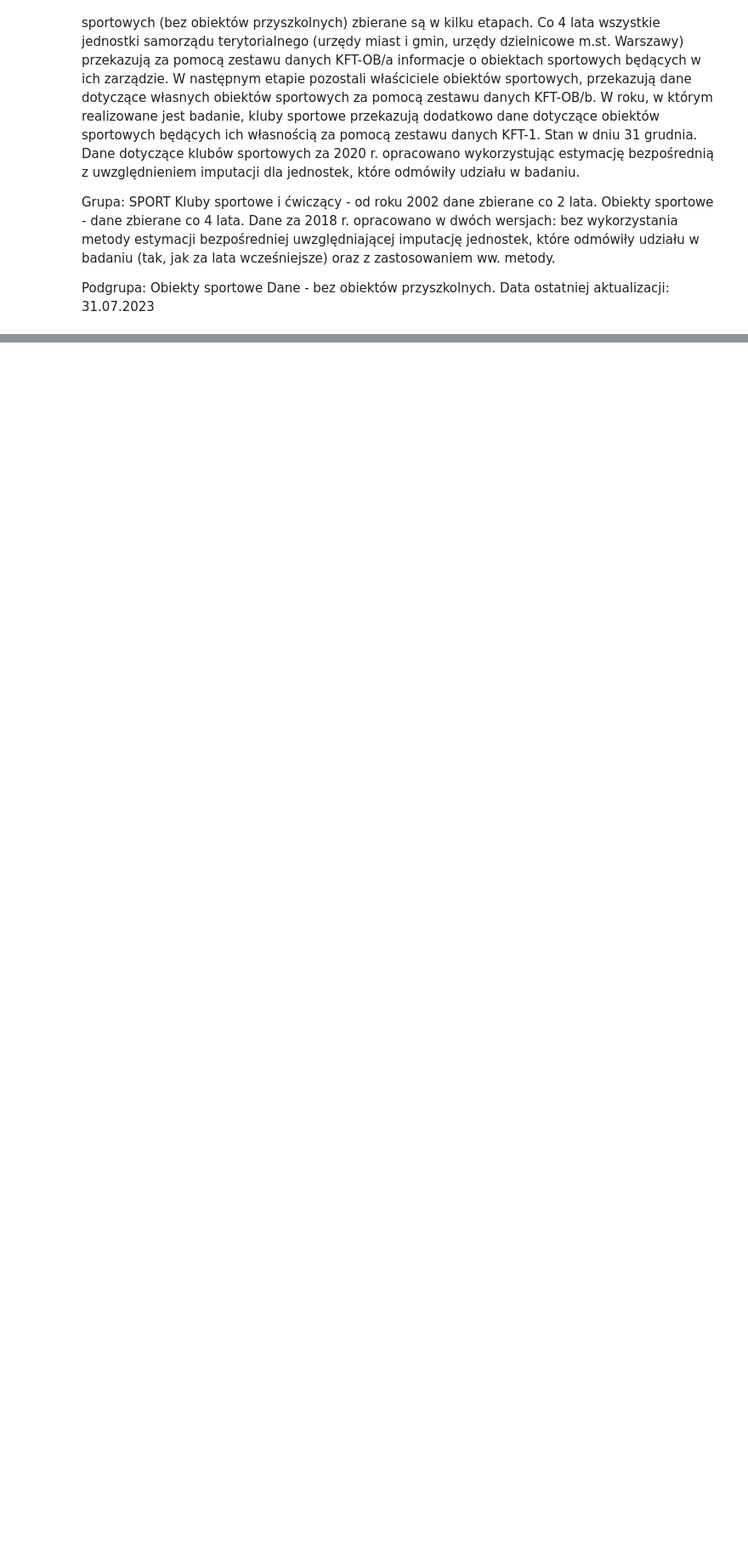
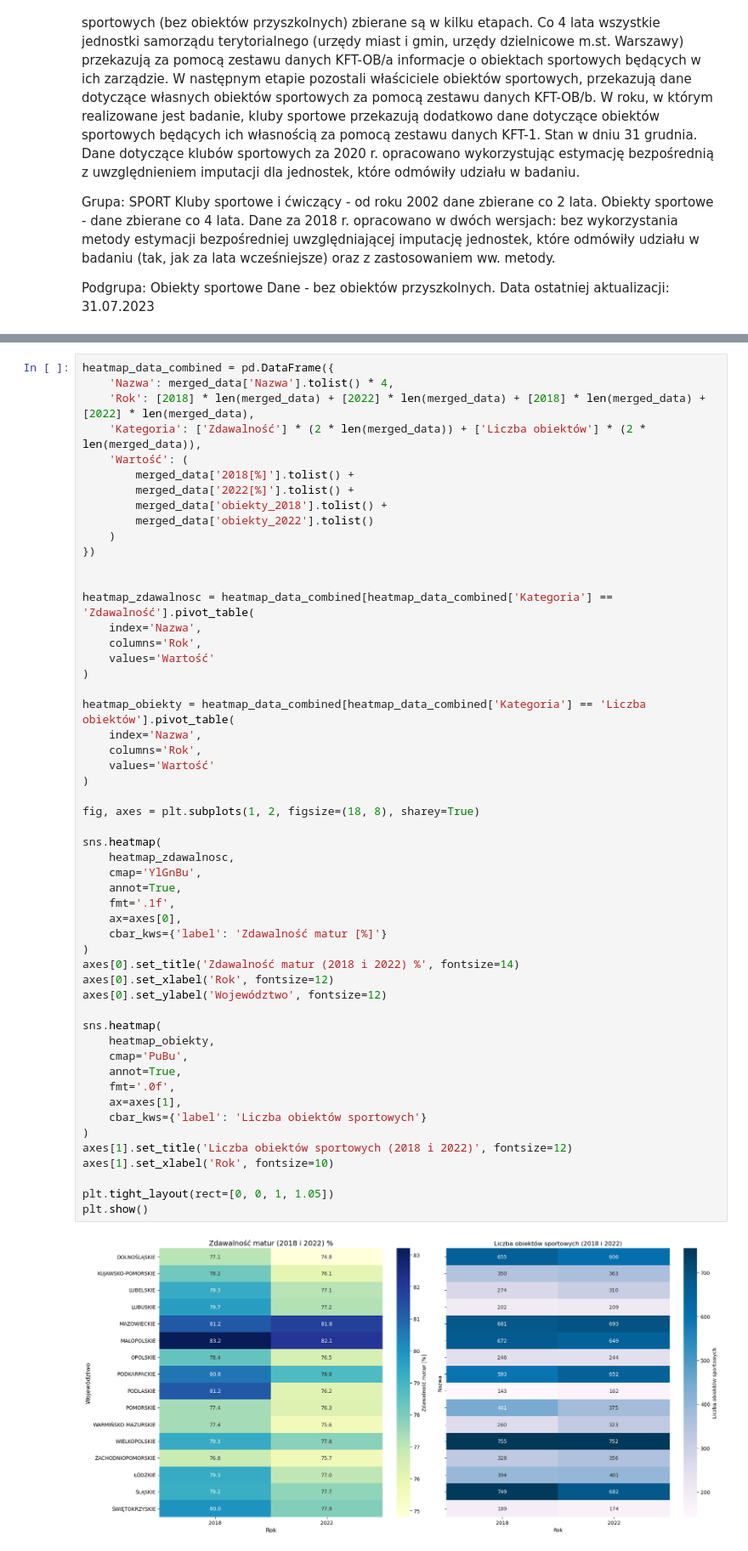
Before and after one commit to MartynaSzymanskaGitHub/eda, a Jupyter notebook: projekt.ipynb, the cells around one changed output, grey strips where cells are left out. Shown: that part at 85% size. Drawn from its saved outputs; the diff is of its cells as text; blank space fills up the shorter version.

```diff
--- a/projekt.ipynb
+++ b/projekt.ipynb
@@ -316,0 +157,55 @@ plt.show()
+# %%
+heatmap_data_combined = pd.DataFrame({
+    'Nazwa': merged_data['Nazwa'].tolist() * 4,
+    'Rok': [2018] * len(merged_data) + [2022] * len(merged_data) + [2018] * len(merged_data) + [2022] * len(merged_data),
+    'Kategoria': ['Zdawalność'] * (2 * len(merged_data)) + ['Liczba obiektów'] * (2 * len(merged_data)),
+    'Wartość': (
+        merged_data['2018[%]'].tolist() +
+        merged_data['2022[%]'].tolist() +
+        merged_data['obiekty_2018'].tolist() +
+        merged_data['obiekty_2022'].tolist()
+    )
+})
+
+
+heatmap_zdawalnosc = heatmap_data_combined[heatmap_data_combined['Kategoria'] == 'Zdawalność'].pivot_table(
+    index='Nazwa',
+    columns='Rok',
+    values='Wartość'
+)
+
+heatmap_obiekty = heatmap_data_combined[heatmap_data_combined['Kategoria'] == 'Liczba obiektów'].pivot_table(
+    index='Nazwa',
+    columns='Rok',
+    values='Wartość'
+)
+
+fig, axes = plt.subplots(1, 2, figsize=(18, 8), sharey=True)
+
+sns.heatmap(
+    heatmap_zdawalnosc,
+    cmap='YlGnBu',
+    annot=True,
+    fmt='.1f',
+    ax=axes[0],
+    cbar_kws={'label': 'Zdawalność matur [%]'}
+)
+axes[0].set_title('Zdawalność matur (2018 i 2022) %', fontsize=14)
+axes[0].set_xlabel('Rok', fontsize=12)
+axes[0].set_ylabel('Województwo', fontsize=12)
+
+sns.heatmap(
+    heatmap_obiekty,
+    cmap='PuBu',
+    annot=True,
+    fmt='.0f',
+    ax=axes[1],
+    cbar_kws={'label': 'Liczba obiektów sportowych'}
+)
+axes[1].set_title('Liczba obiektów sportowych (2018 i 2022)', fontsize=12)
+axes[1].set_xlabel('Rok', fontsize=10)
+
+plt.tight_layout(rect=[0, 0, 1, 1.05])
+plt.show()
+# %% [output]
+[figure, added]
```
Also changed, not shown: parts of 10 cells of this notebook, 7 other files.
